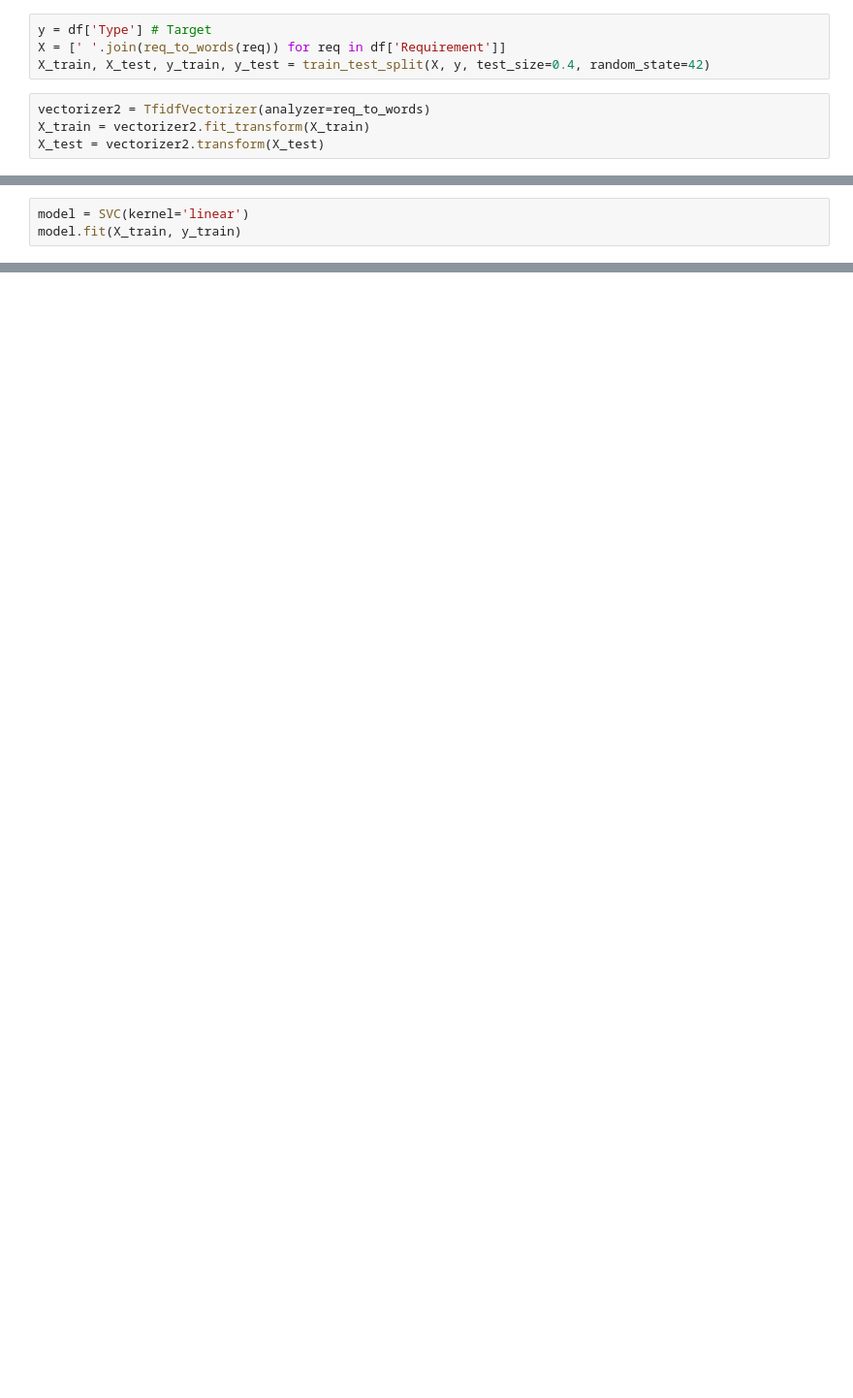
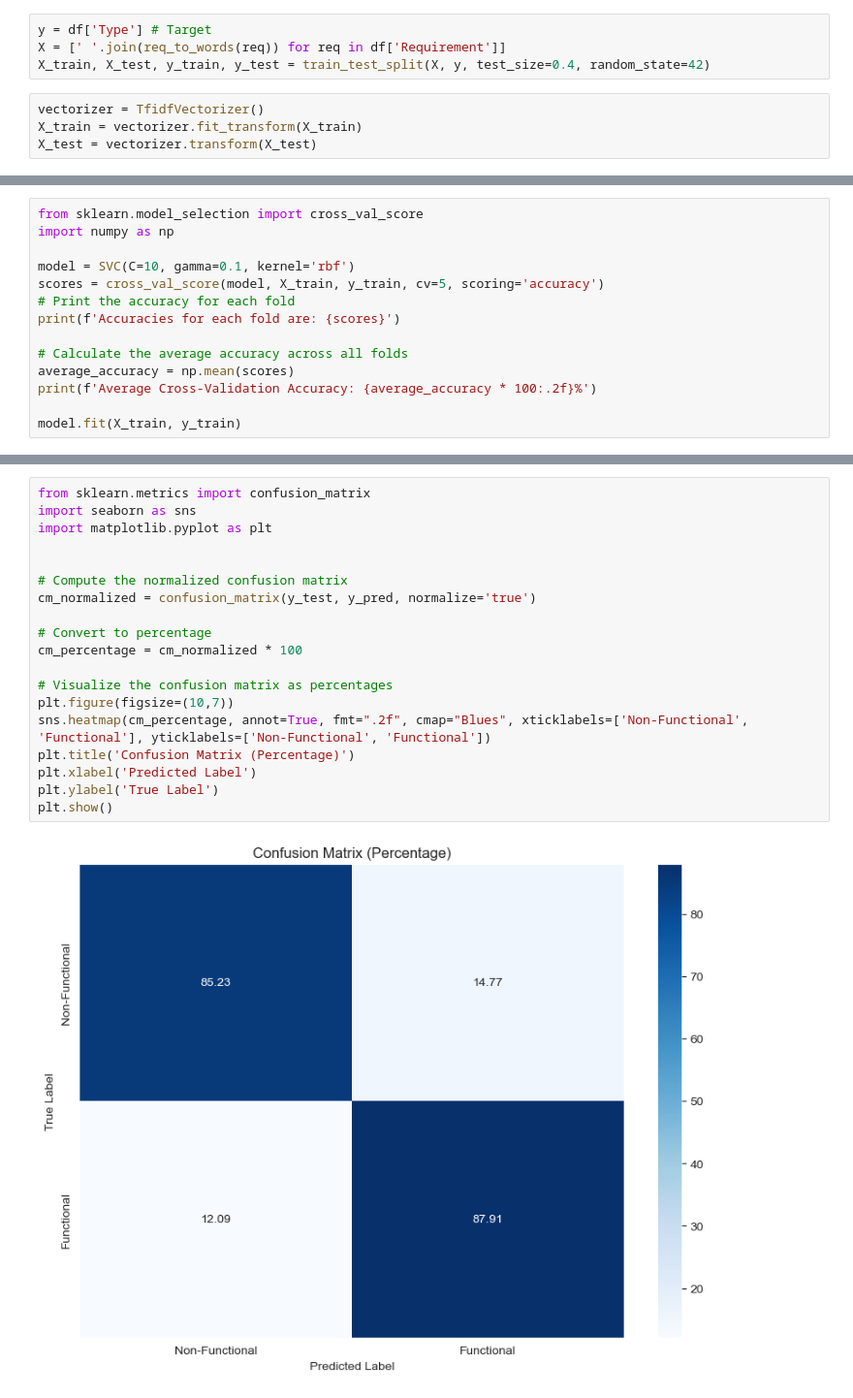
Before and after one commit to NickBres/SoftwareRequirementsClassification, a Jupyter notebook: SVC.ipynb, the cells around one changed output, grey strips where cells are left out. Shown at 97% size. Drawn from its saved outputs; the diff is of its cells as text; blank space fills up the shorter version.

```diff
--- a/SVC.ipynb
+++ b/SVC.ipynb
@@ -45,6 +64,6 @@ y = df['Type'] # Target
 X = [' '.join(req_to_words(req)) for req in df['Requirement']]
 X_train, X_test, y_train, y_test = train_test_split(X, y, test_size=0.4, random_state=42)
 # %%
-vectorizer2 = TfidfVectorizer(analyzer=req_to_words)
-X_train = vectorizer2.fit_transform(X_train)
-X_test = vectorizer2.transform(X_test)
+vectorizer = TfidfVectorizer()
+X_train = vectorizer.fit_transform(X_train)
+X_test = vectorizer.transform(X_test)
@@ -51,4 +94,15 @@ X_test = vectorizer2.transform(X_test)
 # %%
-model = SVC(kernel='linear')
+from sklearn.model_selection import cross_val_score
+import numpy as np
+
+model = SVC(C=10, gamma=0.1, kernel='rbf')
+scores = cross_val_score(model, X_train, y_train, cv=5, scoring='accuracy')
+# Print the accuracy for each fold
+print(f'Accuracies for each fold are: {scores}')
+
+# Calculate the average accuracy across all folds
+average_accuracy = np.mean(scores)
+print(f'Average Cross-Validation Accuracy: {average_accuracy * 100:.2f}%')
+
 model.fit(X_train, y_train)
 # %% [output]
@@ -69,0 +126,21 @@ weighted avg       0.86      0.86      0.86       391
+# %%
+from sklearn.metrics import confusion_matrix
+import seaborn as sns
+import matplotlib.pyplot as plt
+
+
+# Compute the normalized confusion matrix
+cm_normalized = confusion_matrix(y_test, y_pred, normalize='true')
+
+# Convert to percentage
+cm_percentage = cm_normalized * 100
+
+# Visualize the confusion matrix as percentages
+plt.figure(figsize=(10,7))
+sns.heatmap(cm_percentage, annot=True, fmt=".2f", cmap="Blues", xticklabels=['Non-Functional', 'Functional'], yticklabels=['Non-Functional', 'Functional'])
+plt.title('Confusion Matrix (Percentage)')
+plt.xlabel('Predicted Label')
+plt.ylabel('True Label')
+plt.show()
+# %% [output]
+[figure, added]
```
Also changed, not shown: parts of 13 cells of this notebook, 1 other file.
